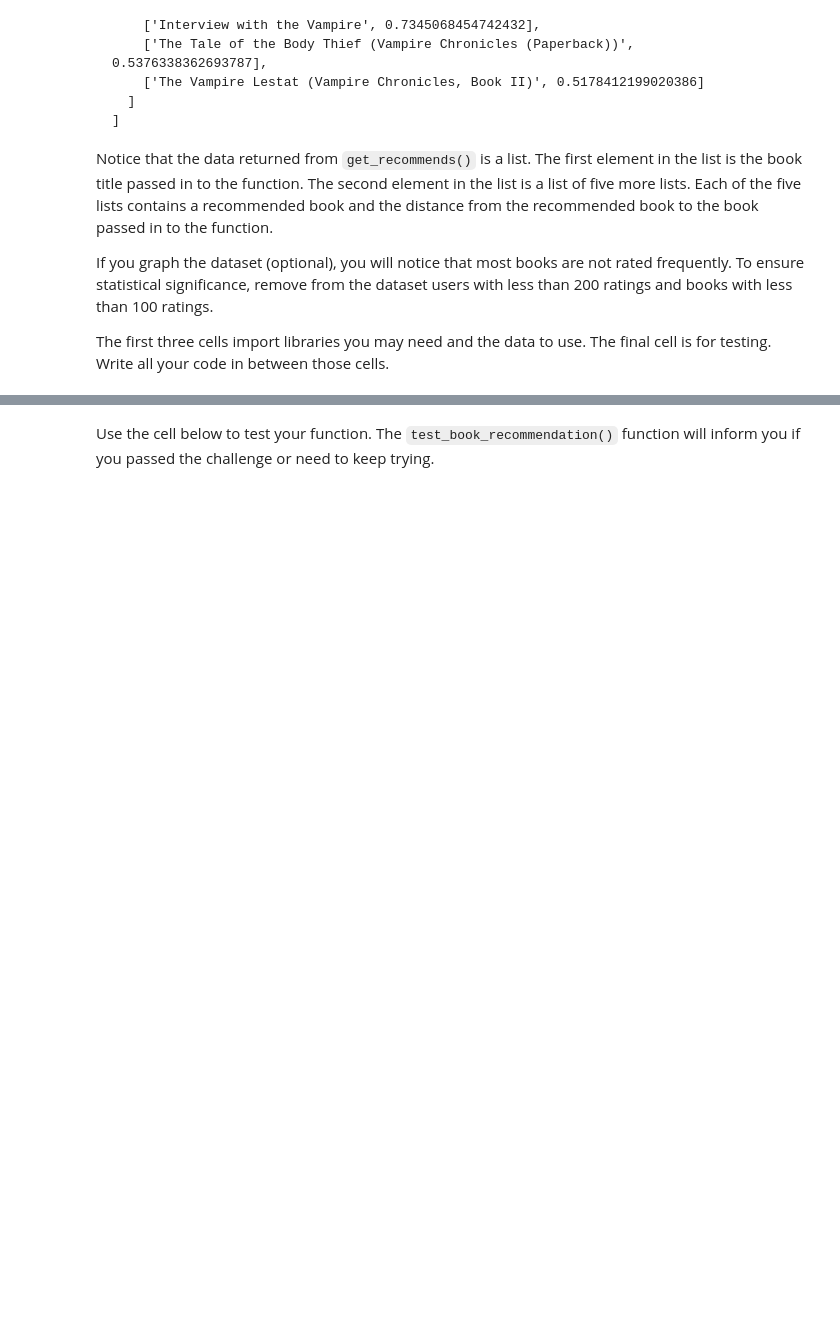
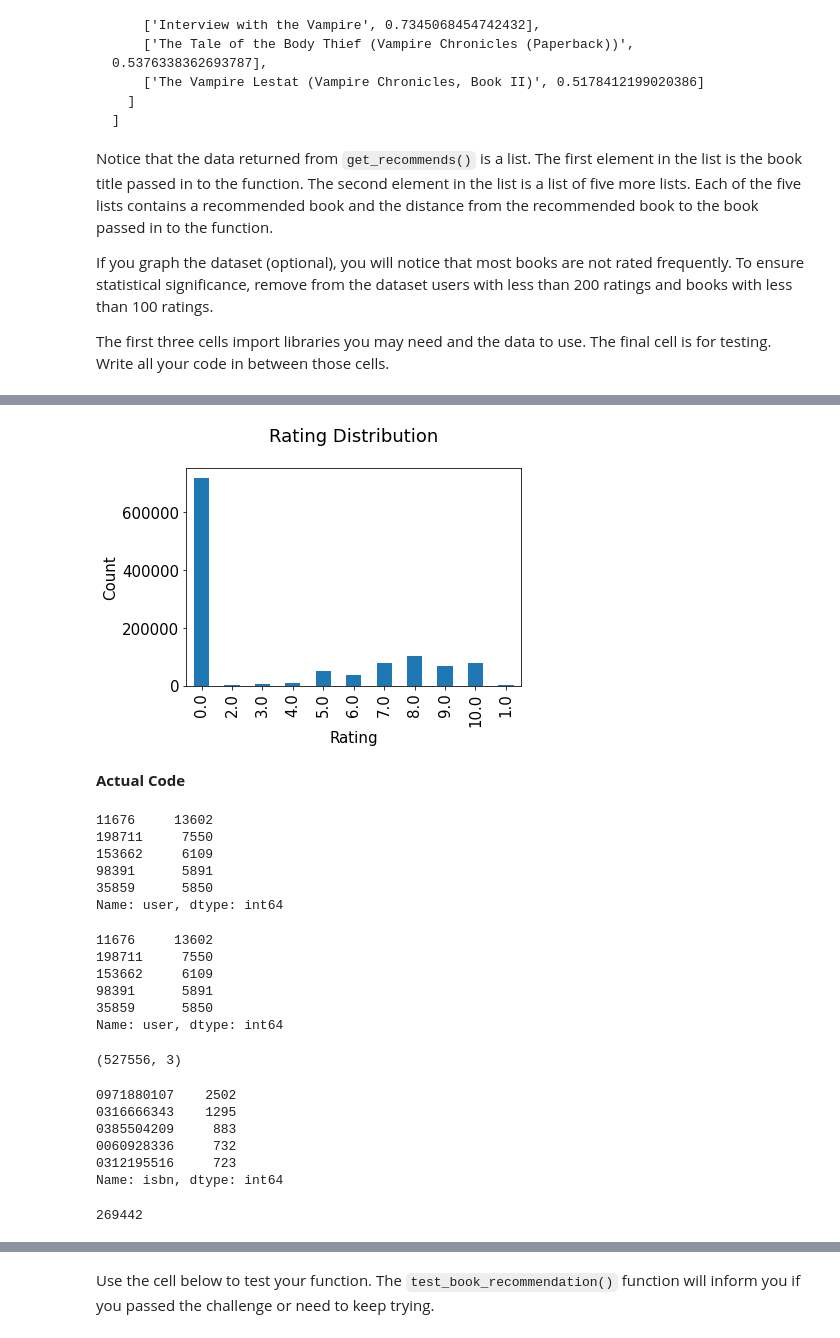
Before and after one commit to jiunndar/tensorflow-tutorial, a Jupyter notebook: book_recommendation_knn.ipynb, the cells around one changed output, grey strips where cells are left out. Saved outputs shown, nothing was run; the diff lists cells and outputs as text; code cells hidden in the pictures; blank space fills up the shorter version.

```diff
--- a/book_recommendation_knn.ipynb
+++ b/book_recommendation_knn.ipynb
@@ -81,0 +98,12 @@ def get_recommends(book = ""):
+# %%
+#plot rating distribution
+
+plt.rc("font", size=15)
+df_ratings.rating.value_counts(sort=False).plot(kind='bar')
+plt.title('Rating Distribution\n')
+plt.xlabel('Rating')
+plt.ylabel('Count')
+plt.savefig('system1.png', bbox_inches='tight')
+plt.show()
+# %% [output]
+[figure, added]
@@ -81,0 +113,2 @@ def get_recommends(book = ""):
+# %% [markdown]
+**Actual Code**
@@ -81,0 +117,41 @@ def get_recommends(book = ""):
+# %%
+ratings = df_ratings['user'].value_counts()
+ratings.sort_values(ascending=False).head()
+# %% [output]
+11676     13602
+198711     7550
+153662     6109
+98391      5891
+35859      5850
+Name: user, dtype: int64
+# %%
+ratings = df_ratings['user'].value_counts()
+ratings.sort_values(ascending=False).head()
+# %% [output]
+11676     13602
+198711     7550
+153662     6109
+98391      5891
+35859      5850
+Name: user, dtype: int64
+# %%
+df_ratings_rm = df_ratings[
+  ~df_ratings['user'].isin(ratings[ratings < 200].index)
+]
+df_ratings_rm.shape
+# %% [output]
+(527556, 3)
+# %%
+ratings = df_ratings['isbn'].value_counts() # we have to use the original df_ratings to pass the challenge
+ratings.sort_values(ascending=False).head()
+# %% [output]
+0971880107    2502
+0316666343    1295
+0385504209     883
+0060928336     732
+0312195516     723
+Name: isbn, dtype: int64
+# %%
+df_books['isbn'].isin(ratings[ratings < 100].index).sum()
+# %% [output]
+269442
```
Also changed, not shown: parts of 15 cells of this notebook.
